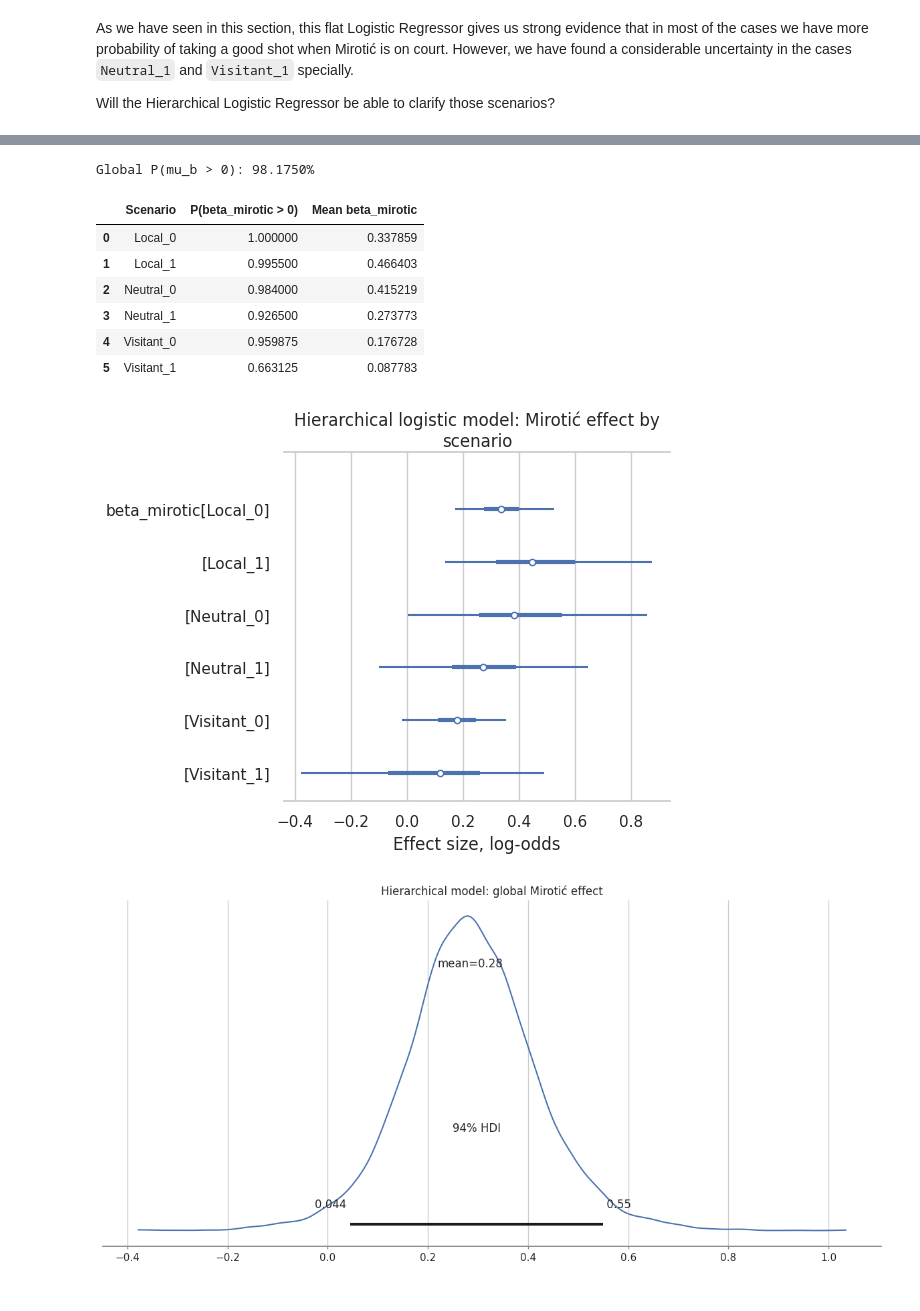
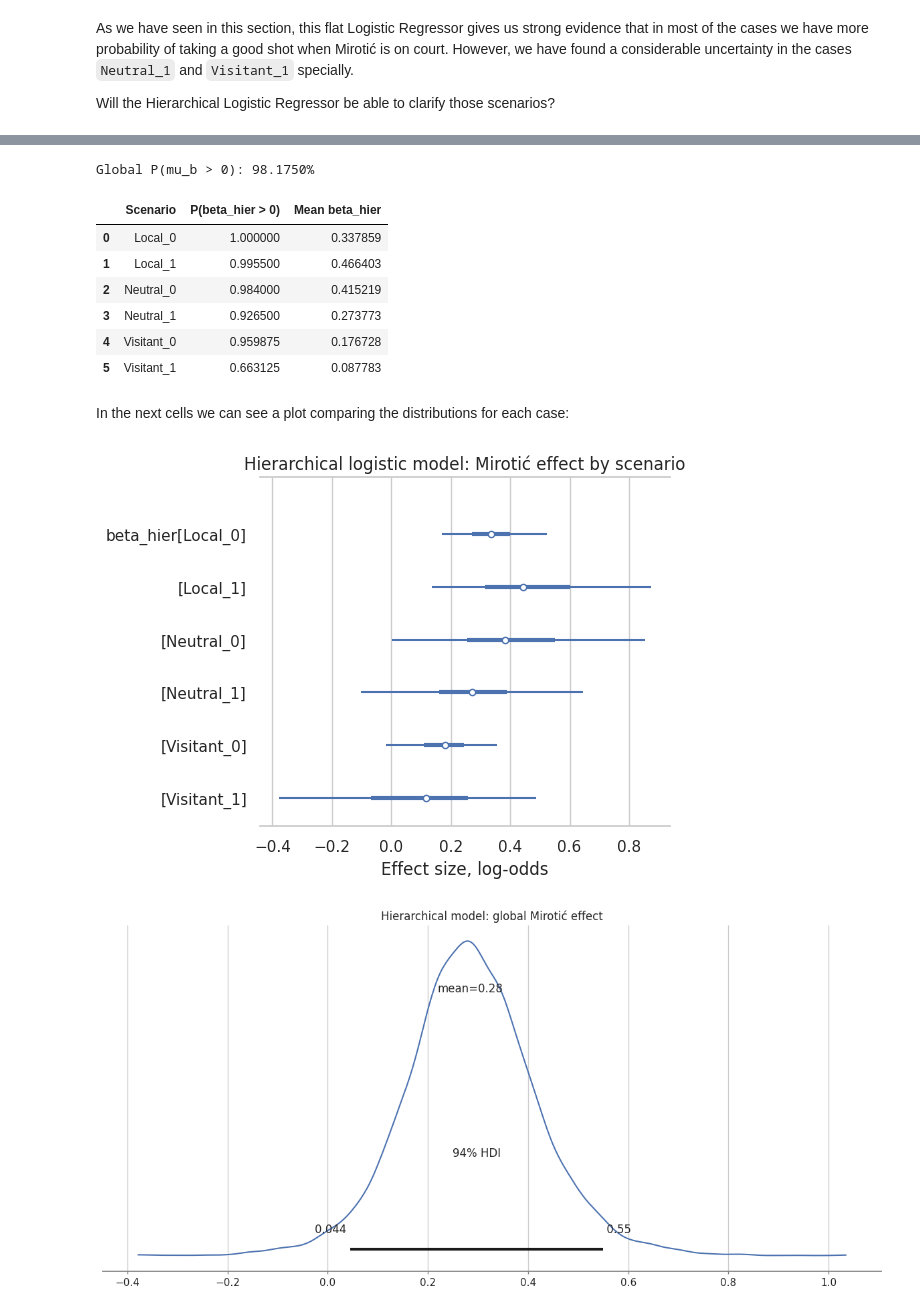
Before and after one commit to alvarosg285/player_performance_model, a Jupyter notebook: player_performance_project.ipynb, the cells around one changed output, grey strips where cells are left out. Saved outputs shown, nothing was run; the diff lists cells and outputs as text; code cells hidden in the pictures.

```diff
--- a/clean_mirotic_hierarchical_project.ipynb
+++ b/player_performance_project.ipynb
@@ -550,9 +630,9 @@ with pm.Model(coords={"groups": group_names}) as hierarchical_model:
     mu_b = pm.Normal('mu_b', mu=0.0, sigma=0.5)
     sigma_b = pm.HalfNormal('sigma_b', sigma=0.3)
     b_offset = pm.Normal('b_offset', mu=0.0, sigma=1.0, dims="groups")
-    beta_mirotic = pm.Deterministic('beta_mirotic', mu_b + sigma_b * b_offset, dims="groups")
+    beta_hier = pm.Deterministic('beta_hier', mu_b + sigma_b * b_offset, dims="groups")
 
-    logit_theta = alpha[group_mapping] + beta_mirotic[group_mapping] * has_mirotic_idx
+    logit_theta = alpha[group_mapping] + beta_hier[group_mapping] * has_mirotic_idx
 
     y_likelihood = pm.Bernoulli(
         'y_obs',
@@ -607,6 +699,6 @@ az.summary(
 # %%
 posterior = idata_hierarchical.posterior
-beta_hier_samples = posterior['beta_mirotic'].stack(sample=("chain", "draw"))
+beta_hier_samples = posterior['beta_hier'].stack(sample=("chain", "draw"))
 mu_b_samples = posterior['mu_b'].stack(sample=("chain", "draw"))
 
 prob_beta_hier_pos = (beta_hier_samples > 0).mean(dim='sample').values
@@ -614,34 +706,36 @@ prob_global_hier_pos = float((mu_b_samples > 0).mean(dim='sample'))
 
 hier_effect_summary = pd.DataFrame({
     'Scenario': group_names,
-    'P(beta_mirotic > 0)': prob_beta_hier_pos,
-    'Mean beta_mirotic': beta_hier_samples.mean(dim='sample').values
+    'P(beta_hier > 0)': prob_beta_hier_pos,
+    'Mean beta_hier': beta_hier_samples.mean(dim='sample').values
 })
 
 print(f"Global P(mu_b > 0): {prob_global_hier_pos:.4%}")
 hier_effect_summary
 # %% [output]
 Global P(mu_b > 0): 98.1750%
-|  | Scenario | P(beta_mirotic > 0) | Mean beta_mirotic |
+|  | Scenario | P(beta_hier > 0) | Mean beta_hier |
 | 0 | Local_0 | 1.000000 | 0.337859 |
 | 1 | Local_1 | 0.995500 | 0.466403 |
 | 2 | Neutral_0 | 0.984000 | 0.415219 |
 | 3 | Neutral_1 | 0.926500 | 0.273773 |
 | 4 | Visitant_0 | 0.959875 | 0.176728 |
 | 5 | Visitant_1 | 0.663125 | 0.087783 |
+# %% [markdown]
+In the next cells we can see a plot comparing the distributions for each case:
 # %%
 az.plot_forest(
     idata_hierarchical,
-    var_names=['beta_mirotic'],
+    var_names=['beta_hier'],
     combined=True,
     hdi_prob=0.94
 )
 plt.title('Hierarchical logistic model: Mirotić effect by scenario')
 plt.xlabel('Effect size, log-odds')
 plt.tight_layout()
 plt.show()
 # %% [output]
-[figure, old version]
+[figure, new version]
 # %%
 az.plot_posterior(
     idata_hierarchical,
```
Also changed, not shown: parts of 23 cells of this notebook.
